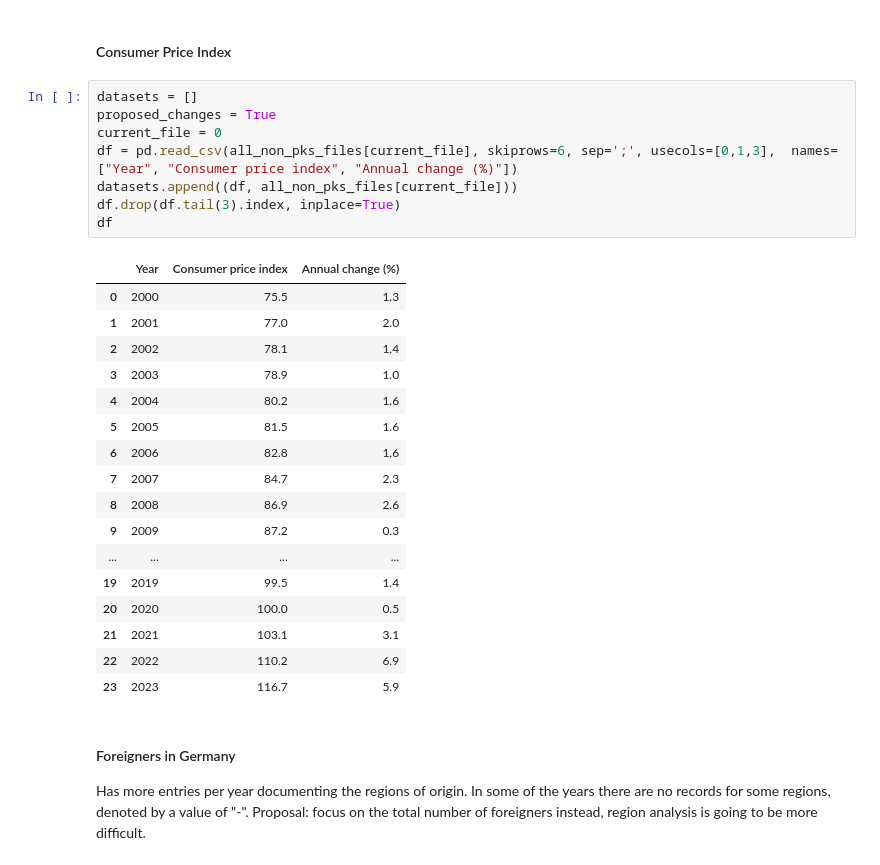
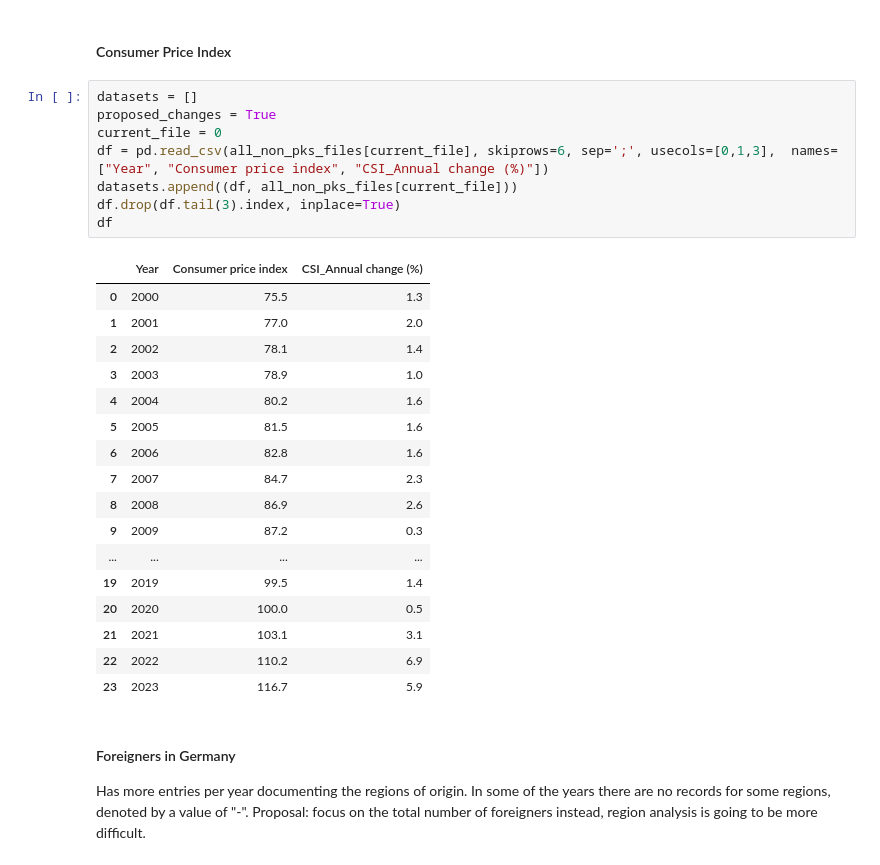
Before and after one commit to kubosis/Criminality_in_Germany, a Jupyter notebook: notebooks/non-pks/data_preprocessing.ipynb, the cells around one changed output. Cells and saved outputs as stored; diff of their text form.

```diff
--- a/notebooks/non-pks/data_preprocessing.ipynb
+++ b/notebooks/non-pks/data_preprocessing.ipynb
@@ -120,13 +201,13 @@ The data is taken year by year, as the majority of the datasets do not have mont
 # %%
 datasets = []
 proposed_changes = True
 current_file = 0
-df = pd.read_csv(all_non_pks_files[current_file], skiprows=6, sep=';', usecols=[0,1,3],  names=["Year", "Consumer price index", "Annual change (%)"])
+df = pd.read_csv(all_non_pks_files[current_file], skiprows=6, sep=';', usecols=[0,1,3],  names=["Year", "Consumer price index", "CSI_Annual change (%)"])
 datasets.append((df, all_non_pks_files[current_file]))
 df.drop(df.tail(3).index, inplace=True)
 df
 # %% [output]
-|  | Year | Consumer price index | Annual change (%) |
+|  | Year | Consumer price index | CSI_Annual change (%) |
 | 0 | 2000 | 75.5 | 1.3 |
 | 1 | 2001 | 77.0 | 2.0 |
 | 2 | 2002 | 78.1 | 1.4 |
```
Also changed, not shown: parts of 30 cells of this notebook, 4 other files.
